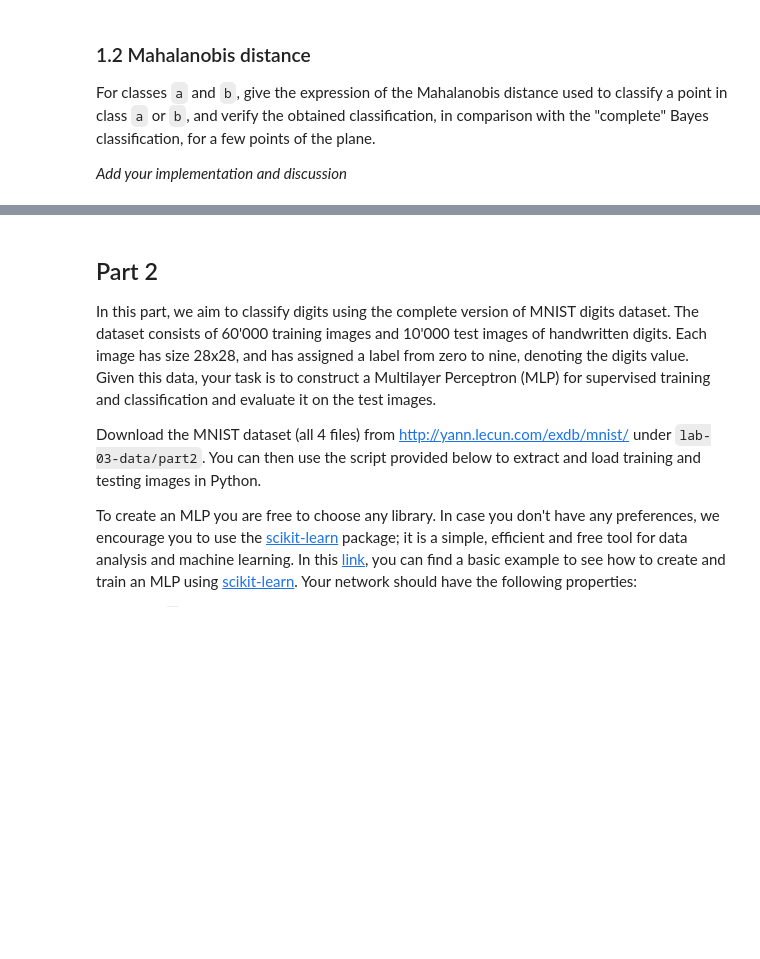
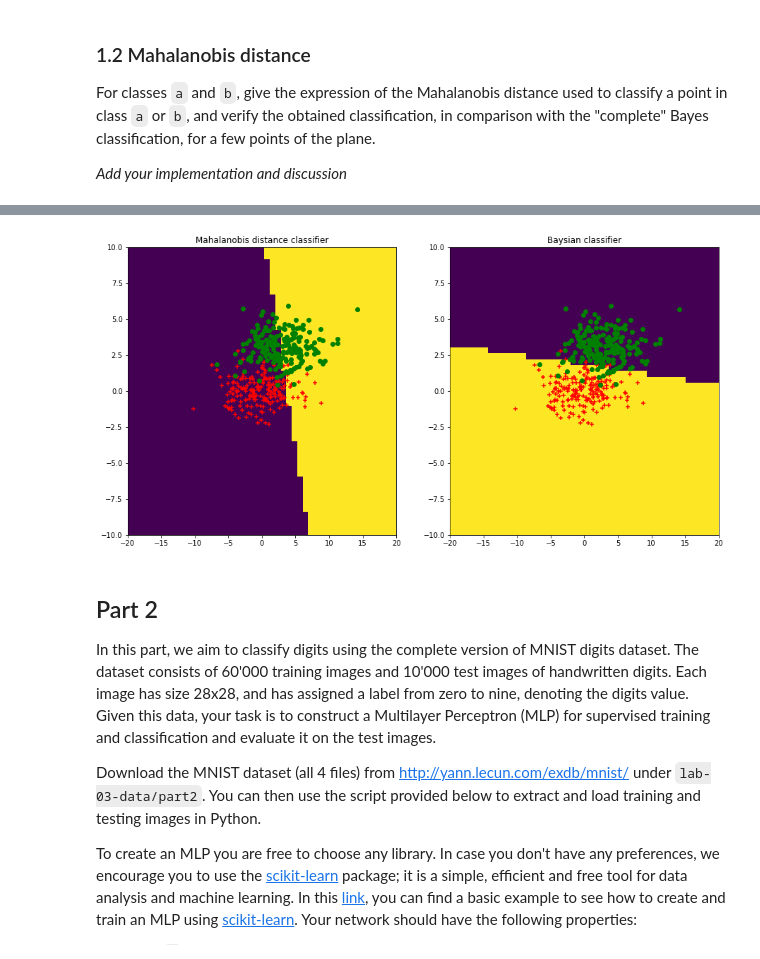
Before and after one commit to AlbericDeLajarte/ImageAnalysis, a Jupyter notebook: labs/Lab3-classification.ipynb, the cells around one changed output, grey strips where cells are left out. Cells and saved outputs as stored; diff of their text form; code cells hidden in the pictures; blank space fills up the shorter version.

```diff
--- a/labs/Lab3-classification.ipynb
+++ b/labs/Lab3-classification.ipynb
@@ -249,3 +218,13 @@ plt.plot(t, 0.01/abs(f2-f1))
 For classes `a` and `b`, give the expression of the Mahalanobis distance used to classify a point in class `a` or `b`, and verify the obtained classification, in comparison with the "complete" Bayes classification, for a few points of the plane.
 
 *Add your implementation and discussion*
+# %%
+from scipy.spatial.distance import mahalanobis
+from tqdm.notebook import tqdm
+var_mean = (G_a["var"]+G_b["var"])/2
+def my_mahalanobis(x1, x2, VI):
+    x1 = np.asmatrix(x1).T
+    x2 = np.asmatrix(x2).T
+    return np.sqrt(np.amax((x1-x2).T@VI@(x1-x2)))
+for v in (Gs): #Gs is a list of dictionaries. Each dictionary contains datas of a class (a, b or c)
+    v["mahalanobis"] = np.asarray([[my_mahalanobis([x,y], v["mu"], LA.inv(var_mean)) for y in (YY[:,0])] for x in (XX[0,:])])
@@ -252,3 +240,15 @@ For classes `a` and `b`, give the expression of the Mahalanobis distance used to
+# %%
+fig, axes = plt.subplots(1, 2, figsize = (15, 7.5))
+G_a_b_mahalanobis = G_a["mahalanobis"]-G_b["mahalanobis"]>0
+G_a_b_bayse = G_a["value_complete"]-G_b["value_complete"]>0
+for ax, v, t in zip(axes, [G_a_b_mahalanobis, G_a_b_bayse], ["Mahalanobis distance classifier", "Baysian classifier"]):
+    ax.pcolor(XX,YY, v)
+    ax.scatter(G_a["datapoint"][:,0], G_a["datapoint"][:,1], marker = G_a["marker"], color = G_a["color"])
+    ax.set_title(t)
+    ax.scatter(G_b["datapoint"][:,0], G_b["datapoint"][:,1], marker = G_b["marker"], color = G_b["color"])
+plt.show()
+# %% [output]
+[figure, added]
 # %% [markdown]
 ## Part 2
 In this part, we aim to classify digits using the complete version of MNIST digits dataset.
```
Also changed, not shown: parts of 18 cells of this notebook, 5 other files.
